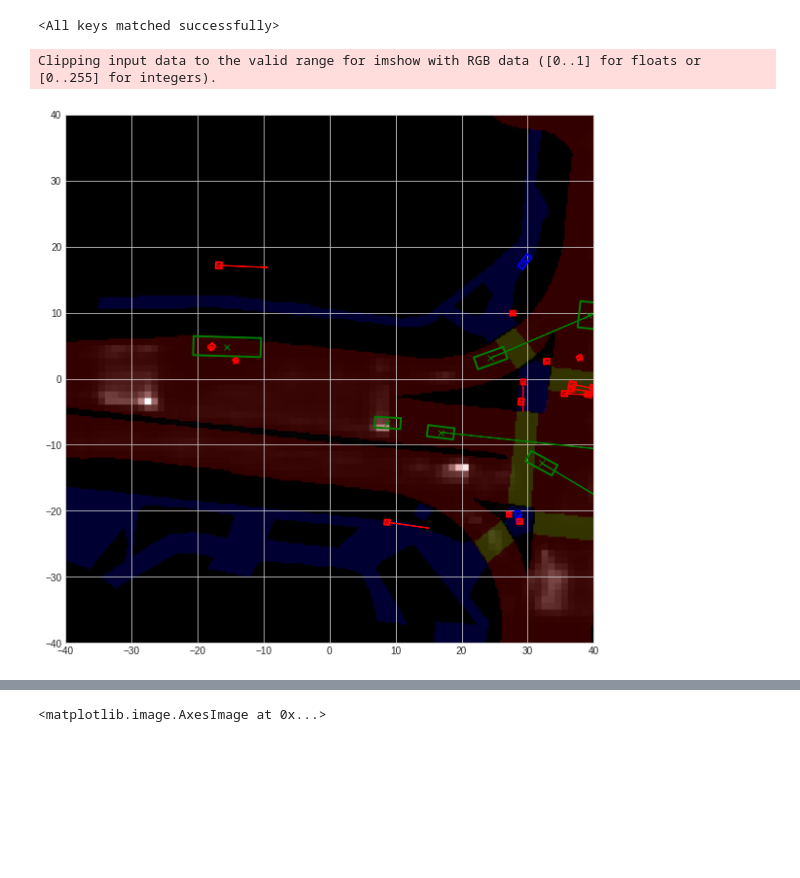
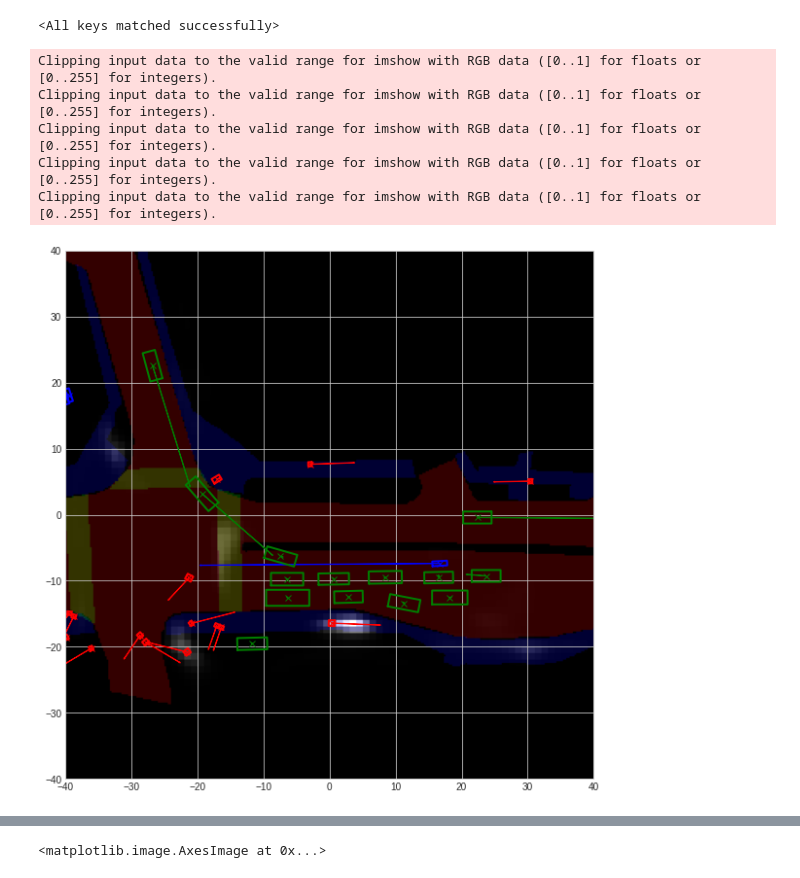
Before and after one commit to Abracadabra0/ATISS-Traffic, a Jupyter notebook: visualize.ipynb, the cells around one changed output, grey strips where cells are left out. Drawn from its saved outputs; the diff is of its cells as text; code cells hidden in the pictures; blank space fills up the shorter version.

```diff
--- a/visualize.ipynb
+++ b/visualize.ipynb
@@ -18,72 +18,62 @@ def to_numpy(data: dict):
             to_numpy(data[k])
 # %%
 plt.ion()
-dataset = NuScenesDataset("/media/yifanlin/My Passport/data/nuScene-processed/train")
+dataset = NuScenesDataset("/media/yifanlin/My Passport/data/nuScene-processed/test")
 axes_limit = 40
 cat2color = {1: 'red', 2: 'blue', 3: 'green'}
 model = AutoregressiveTransformer()
-model.load_state_dict(torch.load('./ckpts/08-07-22:21:01'))
+model.load_state_dict(torch.load('./ckpts/08-09-03:54:57-199'))
 # %% [output]
 <All keys matched successfully>
 # %%
-data = dataset[10]
+data = dataset[2]
 input_data, length = collate_test([data], keep='random')
 for k in data:
     data[k] = input_data[k].squeeze(0).numpy()
 # %%
 condition = {
-    "category": 3,  # int
+    "category": None,  # int
 }
 # %%
-for _ in range(1):
-    preds, probs = model.generate(input_data, length, condition, n_sample=5)
+for _ in range(5):
+    preds, probs, input_data, length = model.generate(input_data, length, condition, n_sample=5)
     to_numpy(preds)
     category = preds['category']
     if category != 0:
-        data['category'] = np.concatenate([data['category'], np.array([preds['category']])], axis=0)
-        data['location'] = np.concatenate([data['location'], preds['location'].reshape(1, -1)], axis=0)
-        data['bbox'] = np.concatenate([data['bbox'], np.concatenate([preds['wl'], np.array([preds['theta']])], axis=0).reshape(1, -1)], axis=0)
-        data['velocity'] = np.concatenate([data['velocity'], np.array([[preds['s'] * preds['moving'], preds['omega']]])], axis=0)
-        idx = list(range(len(data['category'])))
-        idx.sort(key=lambda i: (-data['location'][i, 1], data['location'][i, 0]))
-        for k in ['category', 'location', 'bbox', 'velocity']:
-            data[k] = data[k][idx]
-        input_data = {}
-        input_data['category'] = torch.tensor(data['category'])
-        for k in ['location', 'bbox', 'velocity', 'map']:
-            input_data[k] = torch.tensor(data[k], dtype=torch.float)
-        input_data, length = collate_test([input_data], keep='all', append=True)
-
         _, ax = plt.subplots(figsize=(10, 10))
-        map_layers = np.stack(data['map'][:3], axis=-1) * 0.2
+        map_layers = np.stack(input_data['map'][0, :3], axis=-1) * 0.2
         prob_map = probs['location'].log_prob(torch.tensor(np.arange(6400))).reshape(80, 80).numpy()
         prob_map = np.exp(prob_map)
         prob_map = np.kron(prob_map, np.ones((4, 4)))
         prob_map /= prob_map.sum()
         map_layers += prob_map[..., None] / prob_map.max()
         ax.imshow(map_layers, extent=[-axes_limit, axes_limit, -axes_limit, axes_limit])
         for i in range(length.item()):
-            if data['category'][i] != 0:
-                color = cat2color[data['category'][i]]
-                loc = data['location'][i]
+            if input_data['category'][0, i] != 0:
+                color = cat2color[input_data['category'][0, i].item()]
+                loc = input_data['location'][0, i].numpy()
                 ax.plot(loc[0], loc[1], 'x', color=color)
-                w, l, theta = data['bbox'][i]
+                w, l, theta = input_data['bbox'][0, i].numpy()
                 corners = np.array([[l / 2, w / 2],
                                     [-l / 2, w / 2],
                                     [-l / 2, -w / 2],
                                     [l / 2, -w / 2],
                                     [l / 2, w / 2]])
                 rotation = np.array([[np.cos(theta), np.sin(theta)],
                                      [-np.sin(theta), np.cos(theta)]])
                 corners = np.dot(corners, rotation) + loc
                 ax.plot(corners[:, 0], corners[:, 1], color=color, linewidth=2)
-                speed, omega = data['velocity'][i]
+                speed, omega = input_data['velocity'][0, i].numpy()
                 rotation = np.array([[np.cos(omega), np.sin(omega)],
                                      [-np.sin(omega), np.cos(omega)]])
                 velocity = np.dot(np.array([speed, 0]), rotation)
                 ax.arrow(loc[0], loc[1], velocity[0] * 5, velocity[1] * 5, color=color, width=0.05)
         ax.set_xlim([-axes_limit, axes_limit])
         ax.set_ylim([-axes_limit, axes_limit])
 # %% [output]
 Clipping input data to the valid range for imshow with RGB data ([0..1] for floats or [0..255] for integers).
+Clipping input data to the valid range for imshow with RGB data ([0..1] for floats or [0..255] for integers).
+Clipping input data to the valid range for imshow with RGB data ([0..1] for floats or [0..255] for integers).
+Clipping input data to the valid range for imshow with RGB data ([0..1] for floats or [0..255] for integers).
+Clipping input data to the valid range for imshow with RGB data ([0..1] for floats or [0..255] for integers).
-[figure, old version]
+[figure, new version]
```
Also changed, not shown: parts of 4 cells of this notebook, 3 other files.
